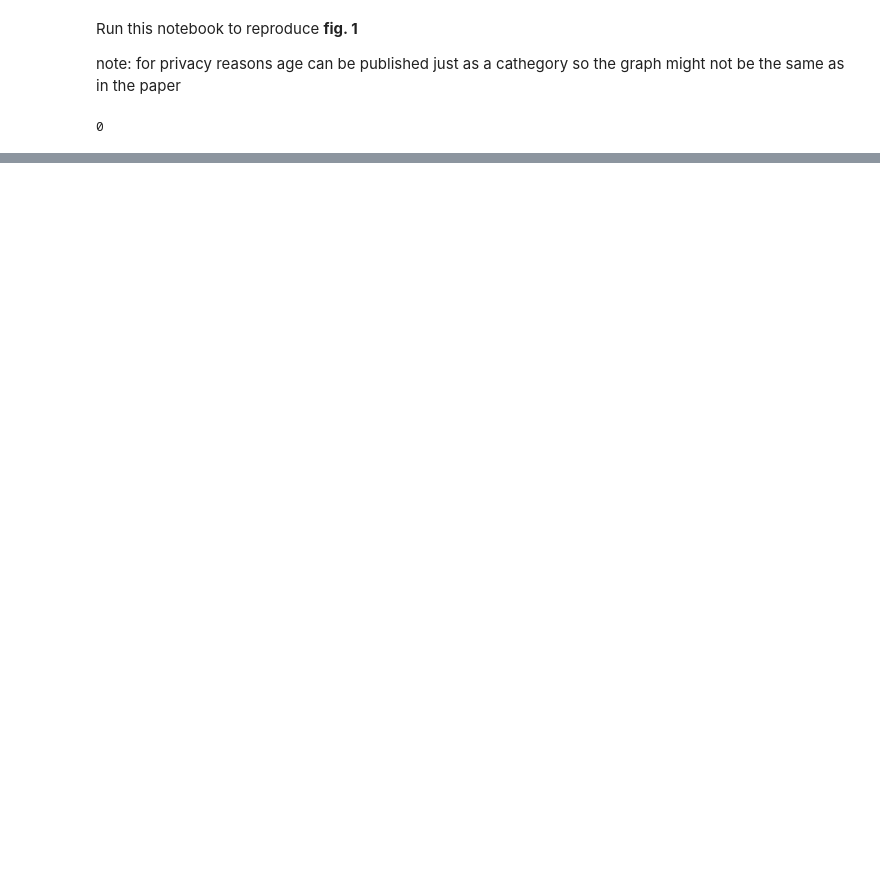
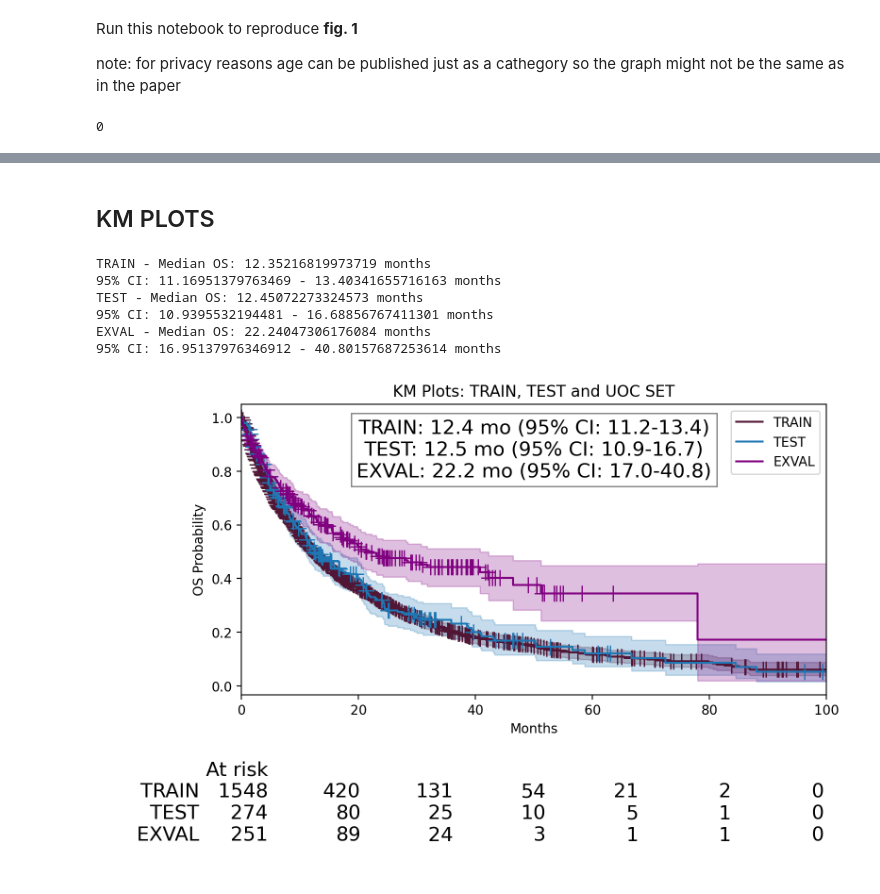
Before and after one commit to CostanzaSiniscalchi/I3LUNG_PDSS, a Jupyter notebook: data_visualization.ipynb, the cells around one changed output, grey strips where cells are left out. Drawn from its saved outputs; the diff is of its cells as text; code cells hidden in the pictures; blank space fills up the shorter version.

```diff
--- a/data_visualization.ipynb
+++ b/data_visualization.ipynb
@@ -248,0 +286,20 @@ Collecting annotation legends..
+# %% [markdown]
+## KM PLOTS
+# %%
+# Define the three subsets
+outcomes = pd.read_csv("data/outcomes.csv")
+merged = pd.merge(rwd, outcomes, on="Subject", suffixes=('', '_y'))
+train_set = merged[merged['SET'] == 'TRAIN']
+test_set = merged[merged['SET'] == 'TEST']
+uoc_set = merged[merged['SET'] == 'EXVAL']
+
+# Plot the combined Kaplan-Meier curve for OS with median annotations
+plot_km_combined('OS', train_set, test_set, uoc_set, 'KM Plots: TRAIN, TEST and UOC SET')
+# %% [output]
+TRAIN - Median OS: 12.35216819973719 months
+95% CI: 11.16951379763469 - 13.40341655716163 months
+TEST - Median OS: 12.45072273324573 months
+95% CI: 10.9395532194481 - 16.68856767411301 months
+EXVAL - Median OS: 22.24047306176084 months
+95% CI: 16.95137976346912 - 40.80157687253614 months
+[figure, added]
```
Also changed, not shown: parts of 5 cells of this notebook, 2 other files.
